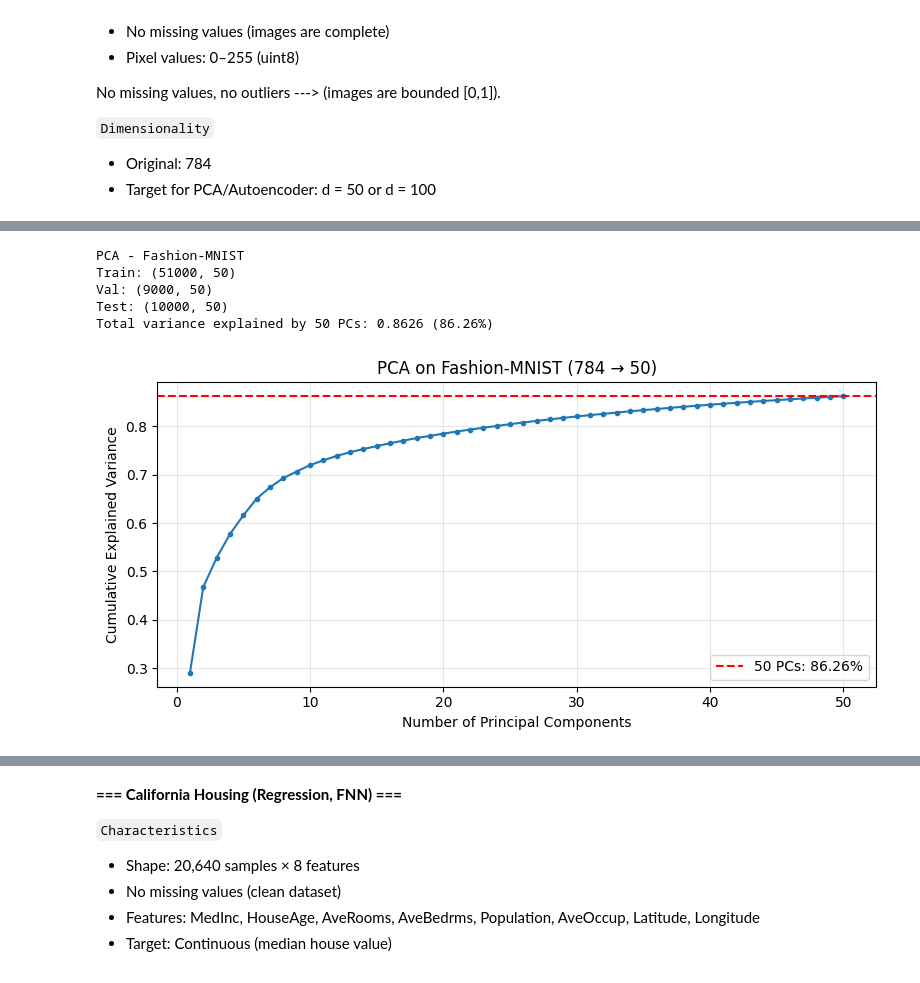
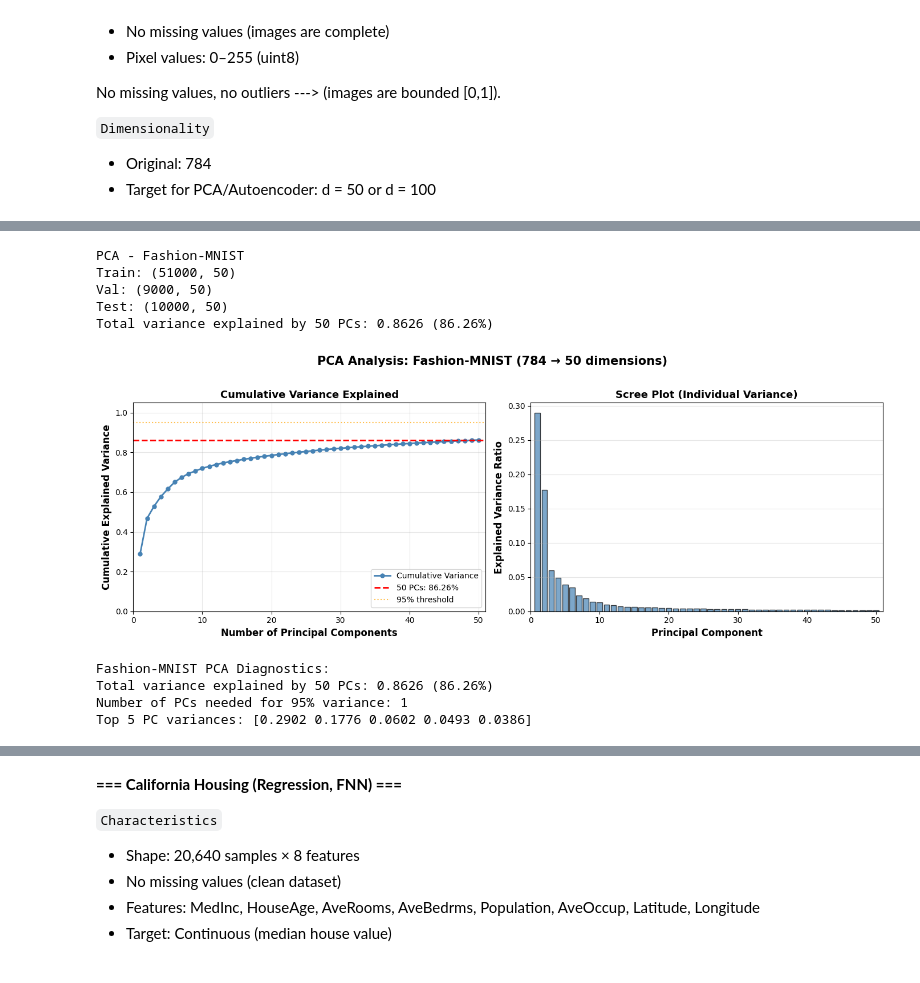
Before and after one commit to Alx-a-cod/MLiterallyConfused, a Jupyter notebook: ML_Assignment_2.ipynb, the cells around one changed output, grey strips where cells are left out. Drawn from its saved outputs; the diff is of its cells as text; code cells hidden in the pictures.

```diff
--- a/ML_Assignment_2.ipynb
+++ b/ML_Assignment_2.ipynb
@@ -46,48 +72,75 @@ Pixel range: [0.0, 1.0]
 # %%
 from sklearn.decomposition import PCA
 import numpy as np
-
-# ==== Assuming you have X_train, X_val, X_test from preprocessing ====
-# X_train shape: (51000, 784)
-# X_val shape: (9000, 784)
-# X_test shape: (10000, 784)
 
 # ==== PCA: reduce to 50 dimensions ====
 pca_fmnist = PCA(n_components=50, random_state=42)
 
 # Fit on training data only
 X_train_pca = pca_fmnist.fit_transform(X_train)
 X_val_pca = pca_fmnist.transform(X_val)
 X_test_pca = pca_fmnist.transform(X_test)
 
 # ==== Verify shapes ====
 print(f"PCA - Fashion-MNIST")
 print(f"Train: {X_train_pca.shape}")  # (51000, 50)
 print(f"Val: {X_val_pca.shape}")      # (9000, 50)
 print(f"Test: {X_test_pca.shape}")    # (10000, 50)
 
 # ==== Explained variance ====
 explained_var = pca_fmnist.explained_variance_ratio_.sum()
 print(f"Total variance explained by 50 PCs: {explained_var:.4f} ({explained_var*100:.2f}%)")
 
 # ==== Cumulative variance plot (for report) ====
 import matplotlib.pyplot as plt
 
-cumsum_var = np.cumsum(pca_fmnist.explained_variance_ratio_)
-plt.figure(figsize=(8, 4))
-plt.plot(range(1, 51), cumsum_var, marker='o', markersize=3)
-plt.axhline(y=explained_var, color='r', linestyle='--', label=f'50 PCs: {explained_var:.2%}')
-plt.xlabel('Number of Principal Components')
-plt.ylabel('Cumulative Explained Variance')
-plt.title('PCA on Fashion-MNIST (784 → 50)')
-plt.legend()
-plt.grid(True, alpha=0.3)
+# ==== Single detailed plot for Fashion-MNIST ====
+fig, axes = plt.subplots(1, 2, figsize=(14, 5))
+
+# Left: Cumulative explained variance
+cumsum_fmnist = np.cumsum(pca_fmnist.explained_variance_ratio_)
+axes[0].plot(range(1, 51), cumsum_fmnist, marker='o', markersize=5,
+             linewidth=2, color='steelblue', label='Cumulative Variance')
+axes[0].axhline(y=0.8626, color='red', linestyle='--', linewidth=2,
+                label=f'50 PCs: 86.26%')
+axes[0].axhline(y=0.95, color='orange', linestyle=':', linewidth=1.5,
+                alpha=0.7, label='95% threshold')
+axes[0].set_xlabel('Number of Principal Components', fontsize=12, fontweight='bold')
+axes[0].set_ylabel('Cumulative Explained Variance', fontsize=12, fontweight='bold')
+axes[0].set_title('Cumulative Variance Explained', fontsize=13, fontweight='bold')
+axes[0].legend(fontsize=10, loc='lower right')
+axes[0].grid(True, alpha=0.3)
+axes[0].set_xlim(0, 51)
+axes[0].set_ylim(0, 1.05)
+
+# Right: Individual variance per component (scree plot)
+axes[1].bar(range(1, 51), pca_fmnist.explained_variance_ratio_,
+            color='steelblue', edgecolor='black', alpha=0.7)
+axes[1].set_xlabel('Principal Component', fontsize=12, fontweight='bold')
+axes[1].set_ylabel('Explained Variance Ratio', fontsize=12, fontweight='bold')
+axes[1].set_title('Scree Plot (Individual Variance)', fontsize=13, fontweight='bold')
+axes[1].grid(axis='y', alpha=0.3)
+axes[1].set_xlim(0, 51)
+
+plt.suptitle('PCA Analysis: Fashion-MNIST (784 → 50 dimensions)',
+             fontsize=15, fontweight='bold', y=1.02)
 plt.tight_layout()
+plt.savefig('pca_fmnist_detailed.png', dpi=300, bbox_inches='tight')
 plt.show()
+
+# Print diagnostic info
+print("Fashion-MNIST PCA Diagnostics:")
+print(f"Total variance explained by 50 PCs: {cumsum_fmnist[-1]:.4f} ({cumsum_fmnist[-1]*100:.2f}%)")
+print(f"Number of PCs needed for 95% variance: {np.argmax(cumsum_fmnist >= 0.95) + 1}")
+print(f"Top 5 PC variances: {pca_fmnist.explained_variance_ratio_[:5].round(4)}")
 # %% [output]
 PCA - Fashion-MNIST
 Train: (51000, 50)
 Val: (9000, 50)
 Test: (10000, 50)
 Total variance explained by 50 PCs: 0.8626 (86.26%)
-[figure, old version]
+[figure, new version]
+Fashion-MNIST PCA Diagnostics:
+Total variance explained by 50 PCs: 0.8626 (86.26%)
+Number of PCs needed for 95% variance: 1
+Top 5 PC variances: [0.2902 0.1776 0.0602 0.0493 0.0386]
```
Also changed, not shown: parts of 19 cells of this notebook.
